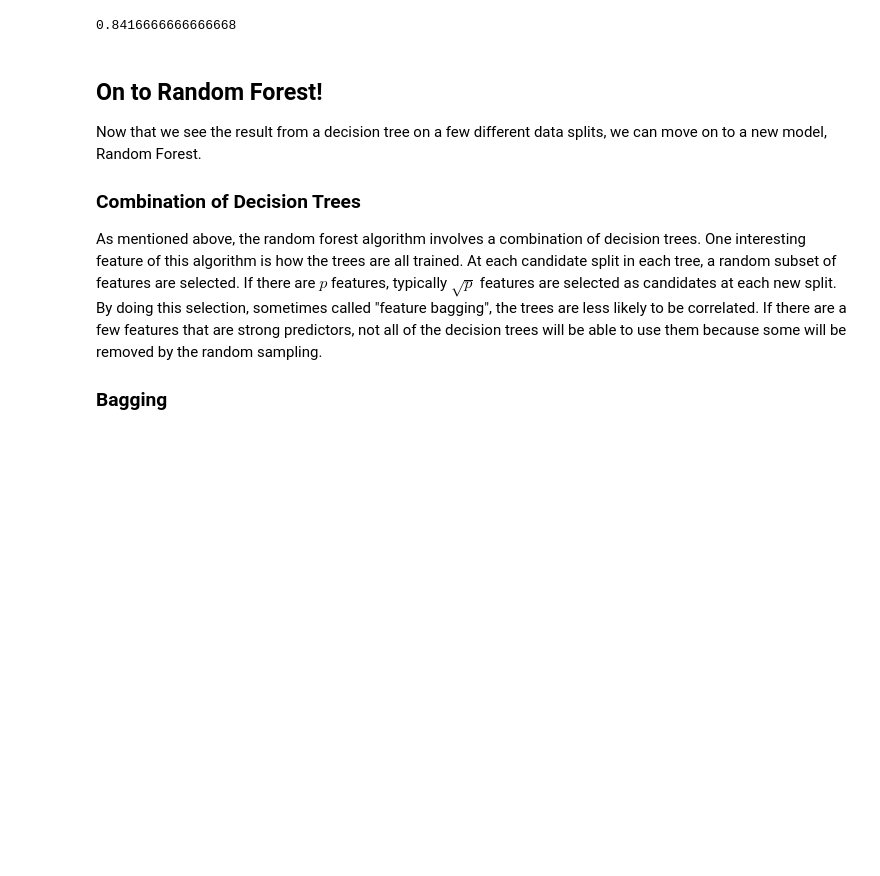
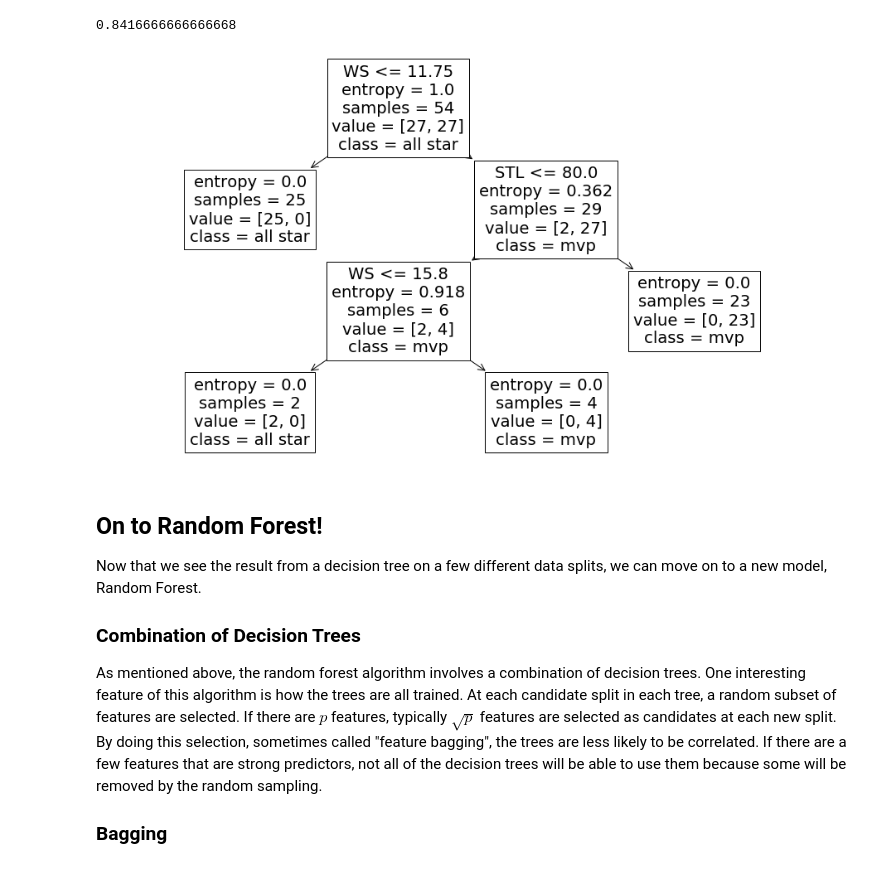
Before and after one commit to baldwinj30/rf-mvp, a Jupyter notebook: RandomForest.ipynb, the cells around one changed output. Saved outputs shown, nothing was run; the diff lists cells and outputs as text; code cells hidden in the pictures; blank space fills up the shorter version.

```diff
--- a/RandomForest.ipynb
+++ b/RandomForest.ipynb
@@ -85,10 +85,14 @@ print(np.mean(accuracy_list))
 0.8416666666666668
 # %%
 # Visualize
+import matplotlib.pyplot as plt
 from sklearn.tree import plot_tree
 dt = DecisionTreeClassifier(criterion='entropy')
 dt.fit(train_df, train_label)
+plt.figure(figsize=(16,9))
 out = plot_tree(dt, feature_names=features, class_names=['all star', 'mvp'])
+# %% [output]
+[figure, added]
 # %% [markdown]
 ## On to Random Forest!
 
```
Also changed, not shown: parts of 1 cell of this notebook.
